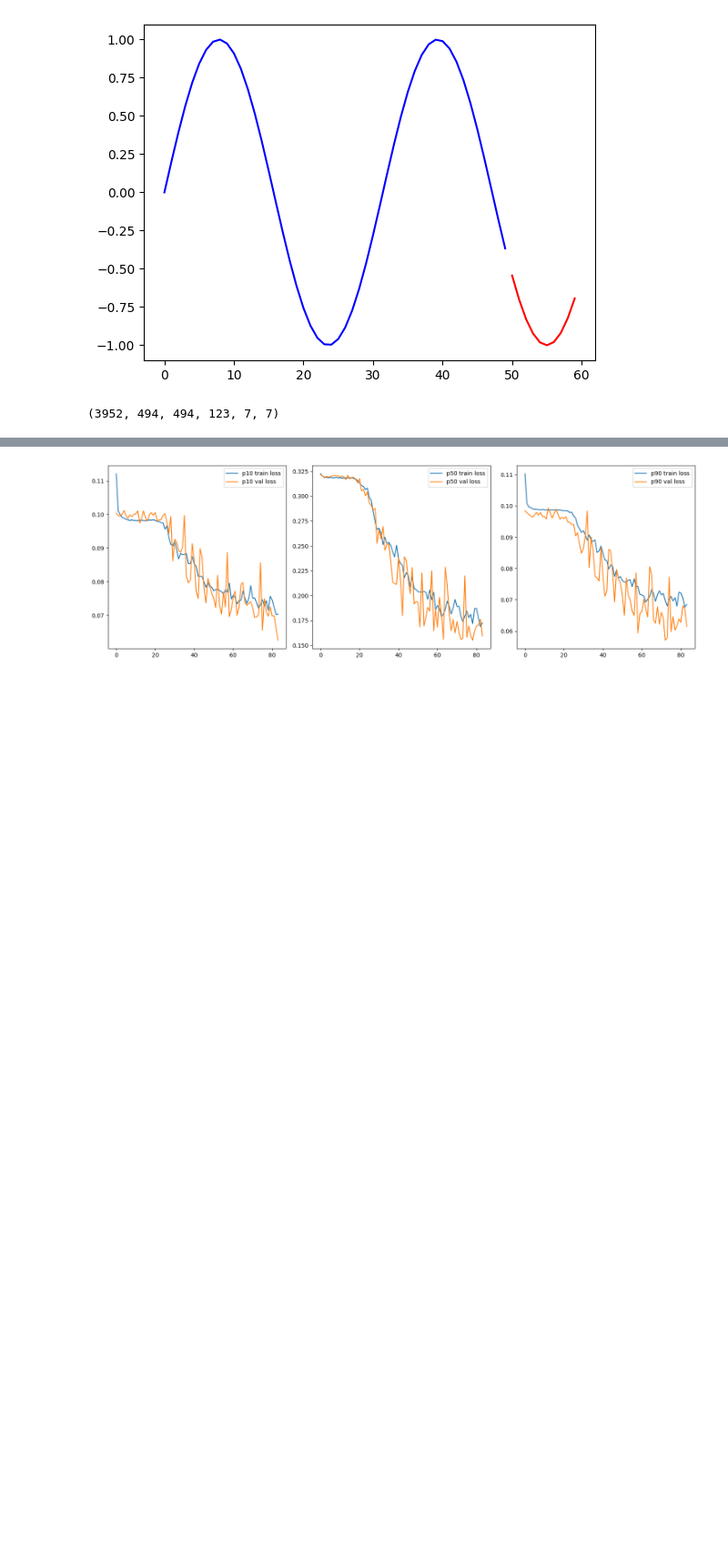
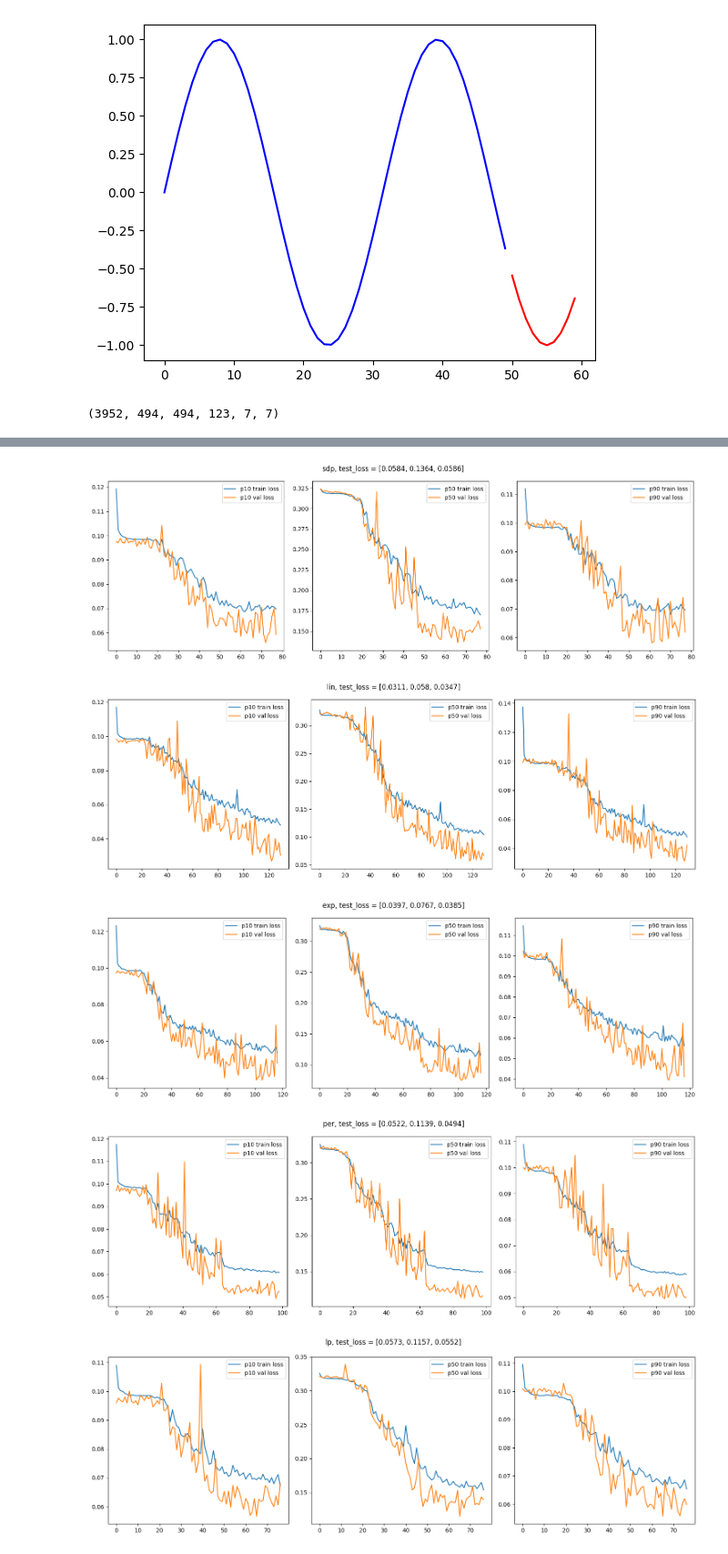
Before and after one commit to Janko-dev/kernel_attention_TFT, a Jupyter notebook: test.ipynb, the cells around one changed output, grey strips where cells are left out. Shown at 91% size. Cells and saved outputs as stored; diff of their text form; code cells hidden in the pictures; blank space fills up the shorter version.

```diff
--- a/test.ipynb
+++ b/test.ipynb
@@ -164,26 +216,37 @@ tensor([0.0690, 0.1610, 0.0600], device='cuda:0')
 # %%
-fig, (ax1, ax2, ax3) = plt.subplots(1, 3, figsize=(15, 5), sharex=True)
+for name, exp in results.items():
+    fig, (ax1, ax2, ax3) = plt.subplots(1, 3, figsize=(15, 5), sharex=True)
 
-p10_train = [x['p10'] for x in train_history]
-p50_train = [x['p50'] for x in train_history]
-p90_train = [x['p90'] for x in train_history]
+    train_history = exp['best_train_history']
+    val_history = exp['best_val_history']
 
-p10_val = [x['p10'] for x in val_history]
-p50_val = [x['p50'] for x in val_history]
-p90_val = [x['p90'] for x in val_history]
+    p10_train = [x['p10'] for x in train_history]
+    p50_train = [x['p50'] for x in train_history]
+    p90_train = [x['p90'] for x in train_history]
 
-ax1.plot(p10_train, label='p10 train loss')
-ax1.plot(p10_val, label='p10 val loss')
-ax1.legend()
+    p10_val = [x['p10'] for x in val_history]
+    p50_val = [x['p50'] for x in val_history]
+    p90_val = [x['p90'] for x in val_history]
 
-ax2.plot(p50_train, label='p50 train loss')
-ax2.plot(p50_val, label='p50 val loss')
-ax2.legend()
+    ax1.plot(p10_train, label='p10 train loss')
+    ax1.plot(p10_val, label='p10 val loss')
+    ax1.legend()
 
-ax3.plot(p90_train, label='p90 train loss')
-ax3.plot(p90_val, label='p90 val loss')
-ax3.legend()
+    ax2.plot(p50_train, label='p50 train loss')
+    ax2.plot(p50_val, label='p50 val loss')
+    ax2.legend()
 
-plt.tight_layout()
+    ax3.plot(p90_train, label='p90 train loss')
+    ax3.plot(p90_val, label='p90 val loss')
+    ax3.legend()
+
+    fig.suptitle(f'{exp["attn_name"]}, test_loss = {[round(q, 4) for q in exp["test_loss"].numpy()]}')
+
+    plt.tight_layout()
+    plt.show()
 # %% [output]
-[figure, old version]
+[figure, new version]
+[figure, added]
+[figure, added]
+[figure, added]
+[figure, added]
```
Also changed, not shown: parts of 12 cells of this notebook, 9 other files.
